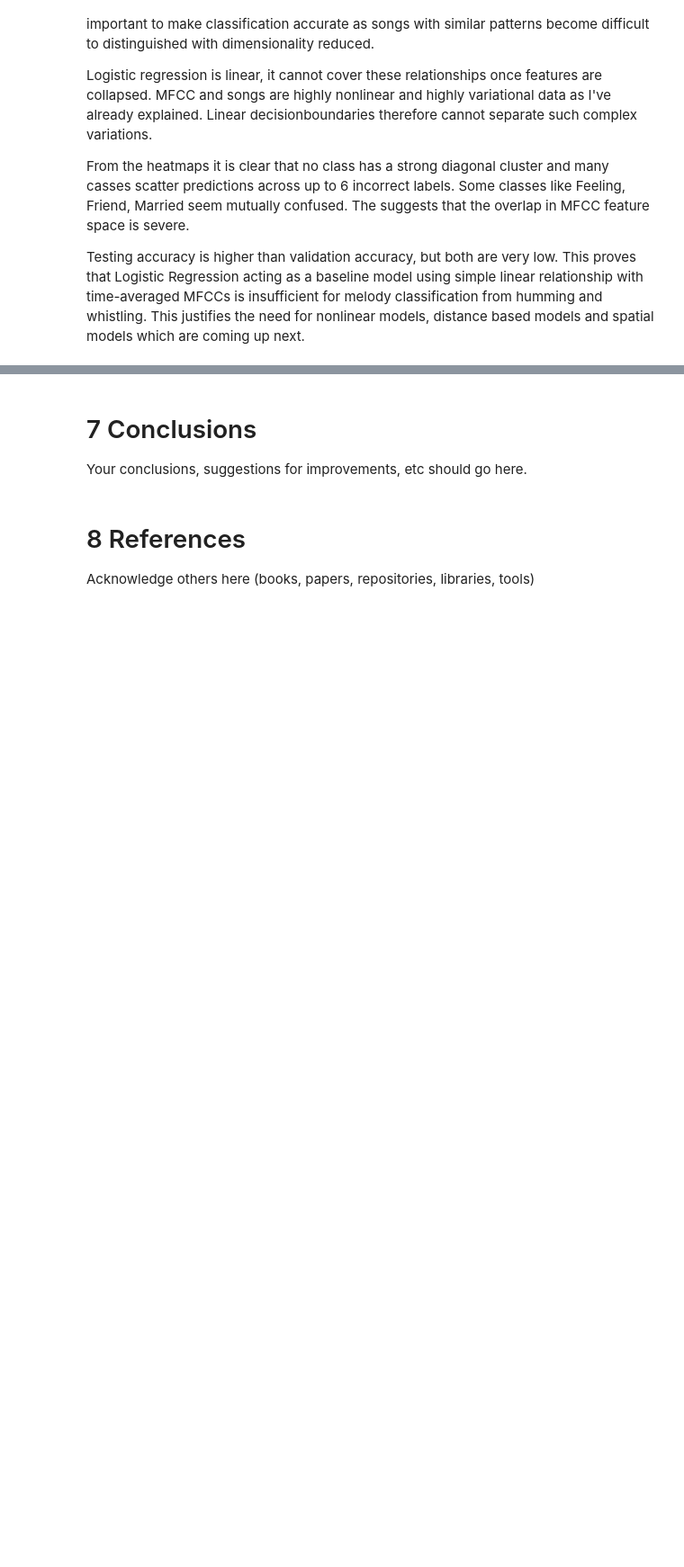
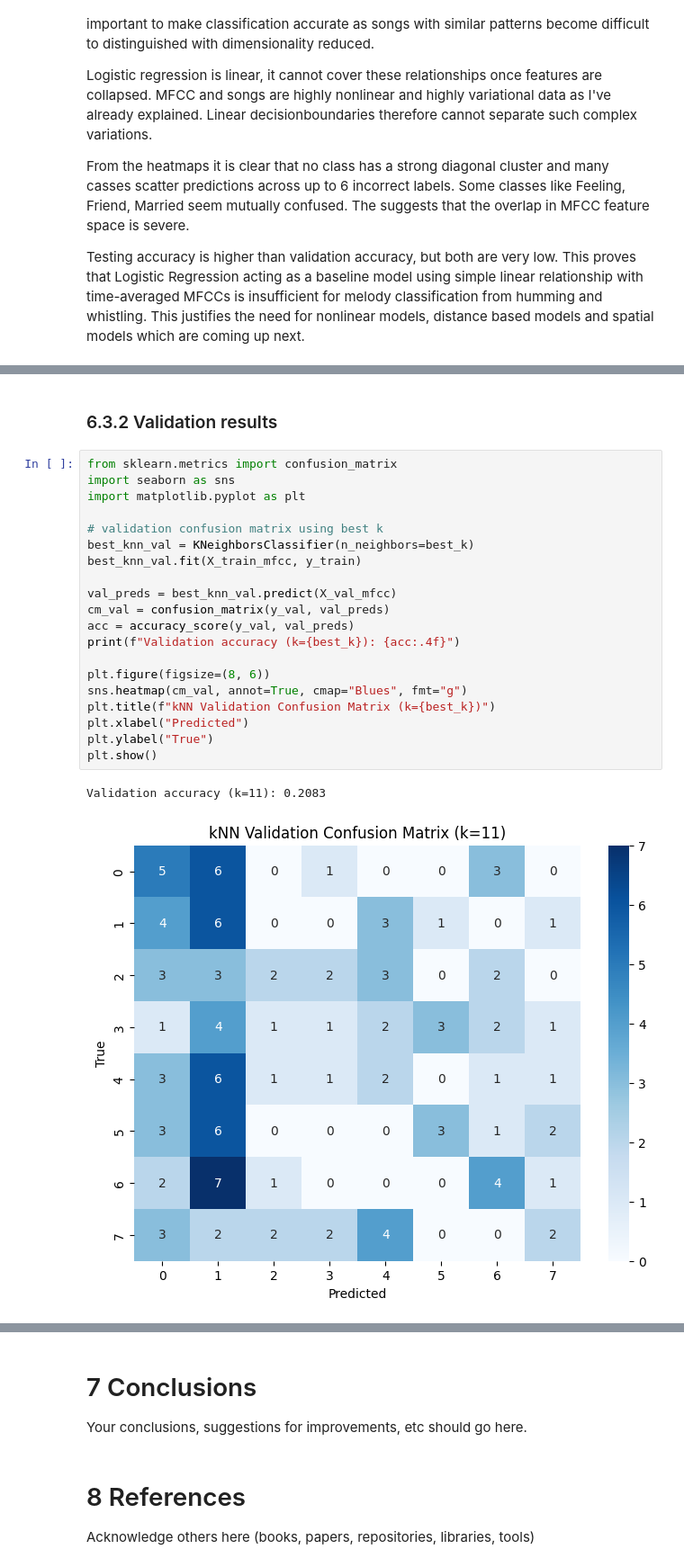
Before and after one commit to dgorbunova/ML-Hums-Whistles-Classification, a Jupyter notebook: notebook/ECS7020P_miniproject_2526.ipynb, the cells around one changed output, grey strips where cells are left out. Shown at 90% size. Saved outputs shown, nothing was run; the diff lists cells and outputs as text; blank space fills up the shorter version.

Commit message:
Add kNN experiment with hyperparameter tuning, results, confusion matrices, and discussion. Save logistic regression and kNN trained models to models folder.

```diff
--- a/notebook/ECS7020P_miniproject_2526.ipynb
+++ b/notebook/ECS7020P_miniproject_2526.ipynb
@@ -816,0 +866,25 @@ Testing accuracy is higher than validation accuracy, but both are very low. This
+# %% [markdown]
+### 6.3.2 Validation results
+# %%
+from sklearn.metrics import confusion_matrix
+import seaborn as sns
+import matplotlib.pyplot as plt
+
+# validation confusion matrix using best k
+best_knn_val = KNeighborsClassifier(n_neighbors=best_k)
+best_knn_val.fit(X_train_mfcc, y_train)
+
+val_preds = best_knn_val.predict(X_val_mfcc)
+cm_val = confusion_matrix(y_val, val_preds)
+acc = accuracy_score(y_val, val_preds)
+print(f"Validation accuracy (k={best_k}): {acc:.4f}")
+
+plt.figure(figsize=(8, 6))
+sns.heatmap(cm_val, annot=True, cmap="Blues", fmt="g")
+plt.title(f"kNN Validation Confusion Matrix (k={best_k})")
+plt.xlabel("Predicted")
+plt.ylabel("True")
+plt.show()
+# %% [output]
+Validation accuracy (k=11): 0.2083
+[figure, added]
```
Also changed, not shown: parts of 6 cells of this notebook, 2 other files.
